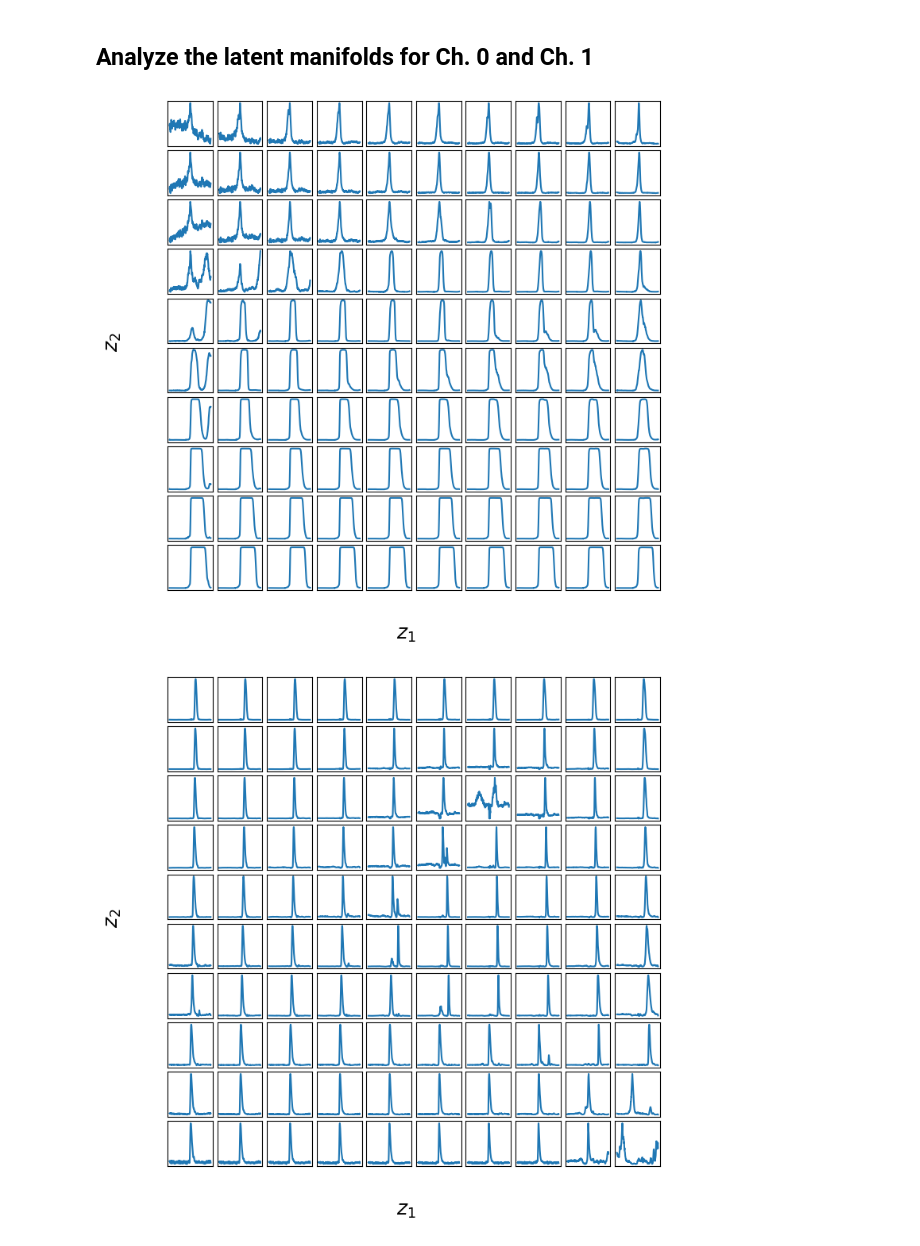
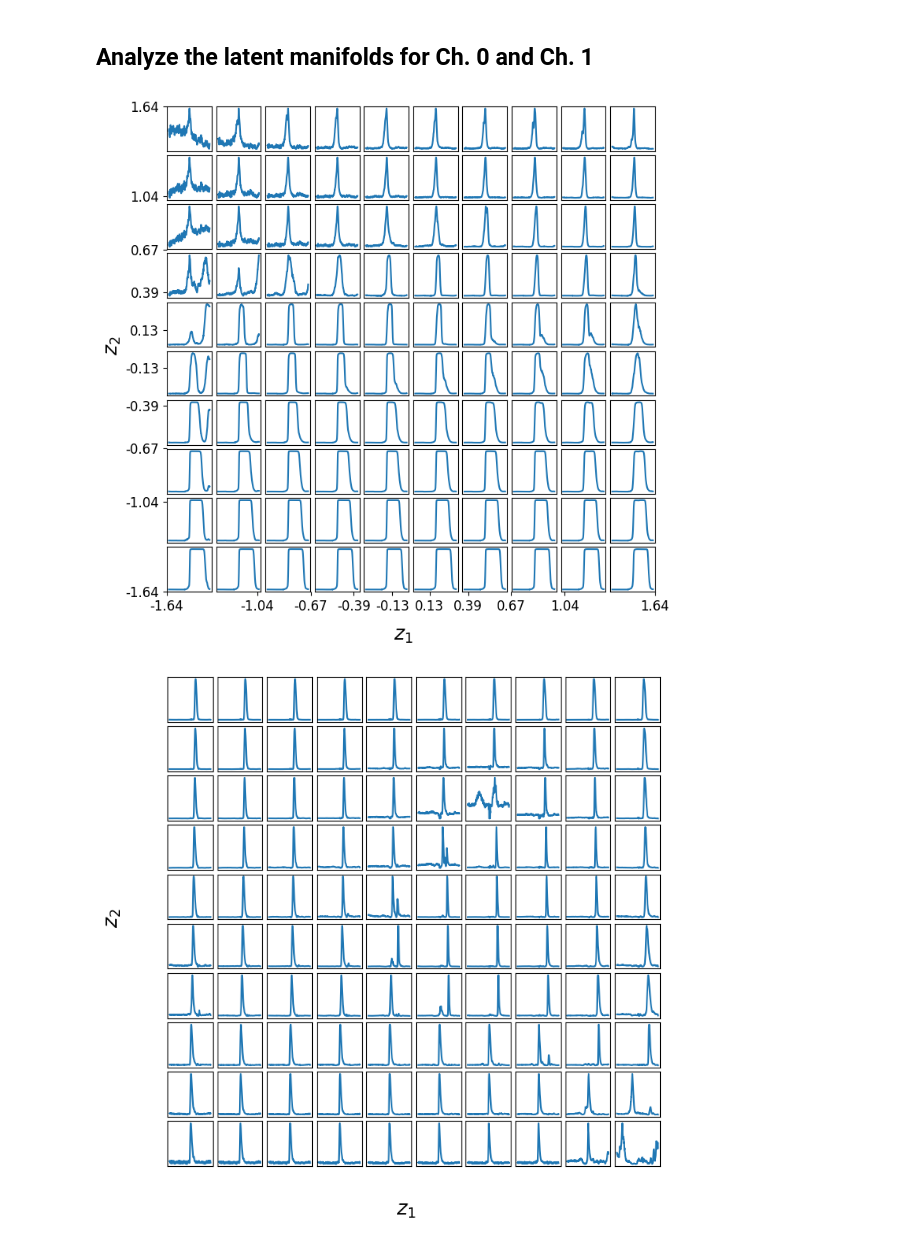
Before and after one commit to kdlamb/SP2-VAE, a Jupyter notebook: SP2_2DLatentSpace.ipynb, the cells around one changed output. Drawn from its saved outputs; the diff is of its cells as text; code cells hidden in the pictures.

```diff
--- a/SP2_2DLatentSpace.ipynb
+++ b/SP2_2DLatentSpace.ipynb
@@ -246,32 +248,43 @@ def manifold2d(model, d: int, y: torch.Tensor = None,plot: bool = True,**kwargs:
     loc = model.decode(*z, **kwargs)
 
     return loc, grid_x,grid_y
-def plot_spect_grid(spectra: torch.Tensor, d: int, **kwargs: List[float]):  # TODO: Add 'axes' and 'extent'
+def plot_spect_grid(spectra: torch.Tensor, d: int, labels: List[str], xticks: List[float], yticks: List[float]):
     """
     Plots a *d*-by-*d* square grid with 1D spectral plots
     """
     fig, axes = plt.subplots(d, d, figsize=(8, 8),
                            subplot_kw={'xticks': [], 'yticks': []},
                            gridspec_kw=dict(hspace=0.1, wspace=0.1))
-    ylim = kwargs.get("ylim")
+
     spectra = spectra.cpu()
     for ax, y in zip(axes.flat, spectra):
         ax.plot(y.squeeze())
-        if ylim:
-            ax.set_ylim(*ylim)
+
   # Add centered global x and y labels
     fig.text(0.5, 0.04, "$z_1$", ha='center', va='center', fontsize=18)  # bottom center
     fig.text(0.04, 0.5, "$z_2$", ha='center', va='center', rotation='vertical', fontsize=18)  # left center
 
+    # Add an invisible global axis for ticks
+    ax_big = fig.add_subplot(111, frameon=False)
+    ax_big.tick_params(labelcolor='black', top=False, bottom=True,
+                       left=True, right=False, labelsize=12)
+    ax_big.set_xticks(xticks)
+    ax_big.set_yticks(yticks)
+    ax_big.set_xticklabels([f"{x:.2f}" for x in xticks])
+    ax_big.set_yticklabels([f"{y:.2f}" for y in yticks])
+
+    # Hide the actual frame
+    ax_big.spines[:].set_visible(False)
+
     plt.show()
 # %%
 manifold0,xvals0,yvals0=manifold2d(vae0,d=10)
 manifold1,xvals1,yvals1=manifold2d(vae1,d=10)
 # %%
 # Manifold Channel 0 (Scattering Channel)
-plot_spect_grid(manifold0, 10)
+plot_spect_grid(manifold0, d=10,labels=["$z_1$","$z_2$"],xticks=xvals0,yticks=yvals0)
 # %% [output]
-[figure, old version]
+[figure, new version]
 # %%
 # Manifold Channel 1 (Incandescent Channel)
 plot_spect_grid(manifold1, 10)
```
Also changed, not shown: parts of 3 cells of this notebook.
